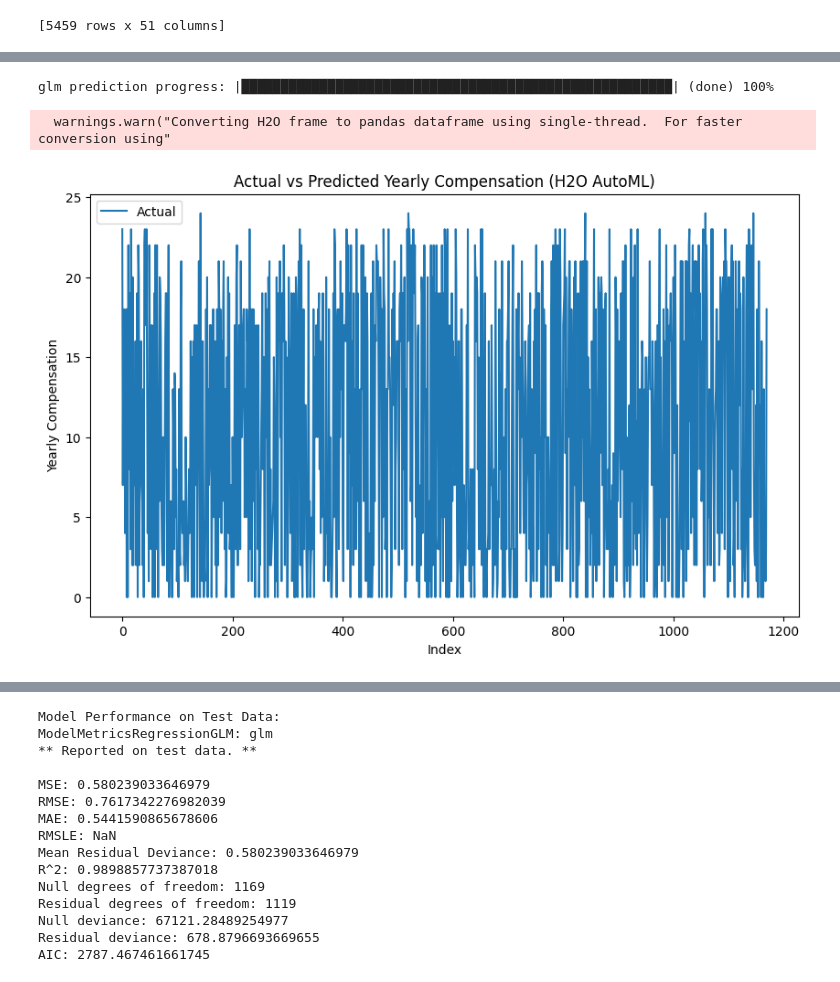
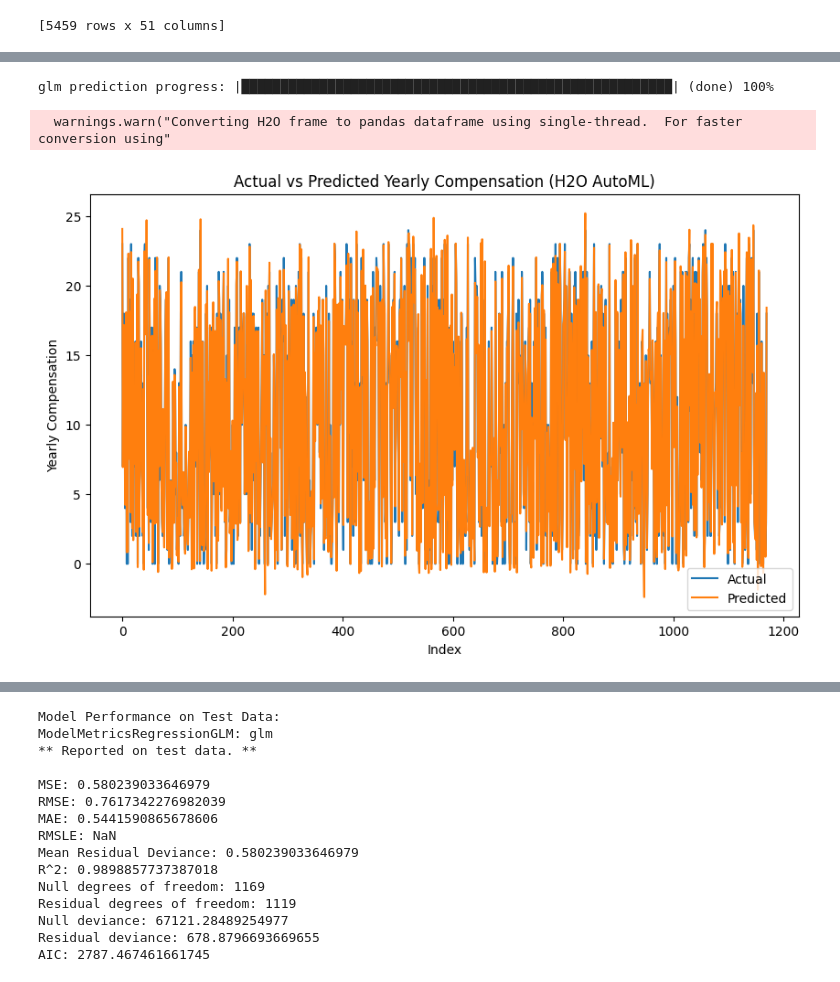
Before and after one commit to Aaron2k02/data-mining-warehousing-wages-analysis, a Jupyter notebook: notebooks/04_modelling/02_AutoML.ipynb, the cells around one changed output, grey strips where cells are left out. Drawn from its saved outputs; the diff is of its cells as text; code cells hidden in the pictures.

```diff
--- a/notebooks/04_modelling/02_AutoML.ipynb
+++ b/notebooks/04_modelling/02_AutoML.ipynb
@@ -178,44 +186,16 @@ Best Model: GLM_1_AutoML_2_20241226_222104
-# %%
-import seaborn as sns
-import matplotlib.pyplot as plt
-from sklearn.metrics import confusion_matrix, ConfusionMatrixDisplay
-
-# Generate predictions
-predictions = best_model.predict(test_h2o).as_data_frame().to_numpy().ravel()
-
-# Convert `y_test` to a numpy array for consistency
-actual = y_test.to_numpy().ravel()
-
-# Create a DataFrame for comparison
-comparison_df = pd.DataFrame({'Actual': actual, 'Predicted': predictions})
-
-# Option 1: Confusion Matrix
-conf_matrix = confusion_matrix(actual, predictions)
-disp = ConfusionMatrixDisplay(confusion_matrix=conf_matrix, display_labels=best_model.classes_)
-disp.plot(cmap='Blues', xticks_rotation=45)
-plt.title("Confusion Matrix: Actual vs Predicted")
-plt.show()
-
-# Option 2: Bar Plot of Actual vs Predicted Counts
-comparison_counts = comparison_df.value_counts().reset_index(name="Counts")
-comparison_counts.columns = ['Actual', 'Predicted', 'Counts']
-
-plt.figure(figsize=(12, 6))
-sns.barplot(data=comparison_counts, x='Actual', y='Counts', hue='Predicted', palette='viridis')
-plt.title("Actual vs Predicted Counts")
-plt.xlabel("Actual Categories")
-plt.ylabel("Count")
-plt.legend(title="Predicted Categories")
-plt.show()
-
-# Option 3: Strip Plot for Detailed Visualization
-plt.figure(figsize=(12, 6))
-sns.stripplot(data=comparison_df, x='Actual', y='Predicted', jitter=True, palette='Set2', alpha=0.7)
-plt.title("Actual vs Predicted Categories")
-plt.xlabel("Actual")
-plt.ylabel("Predicted")
-plt.show()
-# %% [output]
-glm prediction progress: |███████████████████████████████████████████████████████| (done) 100%
-  warnings.warn("Converting H2O frame to pandas dataframe using single-thread.  For faster conversion using"
-[figure, removed]
+# %%
+# Step 4: Evaluate on Test Data
+# Generate predictions
+predictions = best_model.predict(test_h2o)
+
+# Convert y_test to a numpy array for consistency
+actual = y_test
+
+# Plot Actual vs Predicted
+h2o_compare = pd.DataFrame({'Actual': actual.to_numpy().ravel(), 'Predicted':predictions.as_data_frame().to_numpy().ravel()})
+h2o_compare.plot(figsize=(10, 6), title="Actual vs Predicted Yearly Compensation (H2O AutoML)", xlabel="Index", ylabel="Yearly Compensation")
+plt.show()
+# %% [output]
+glm prediction progress: |███████████████████████████████████████████████████████| (done) 100%
+  warnings.warn("Converting H2O frame to pandas dataframe using single-thread.  For faster conversion using"
+[figure, added]
```
Also changed, not shown: parts of 12 cells of this notebook, 1 other file.
